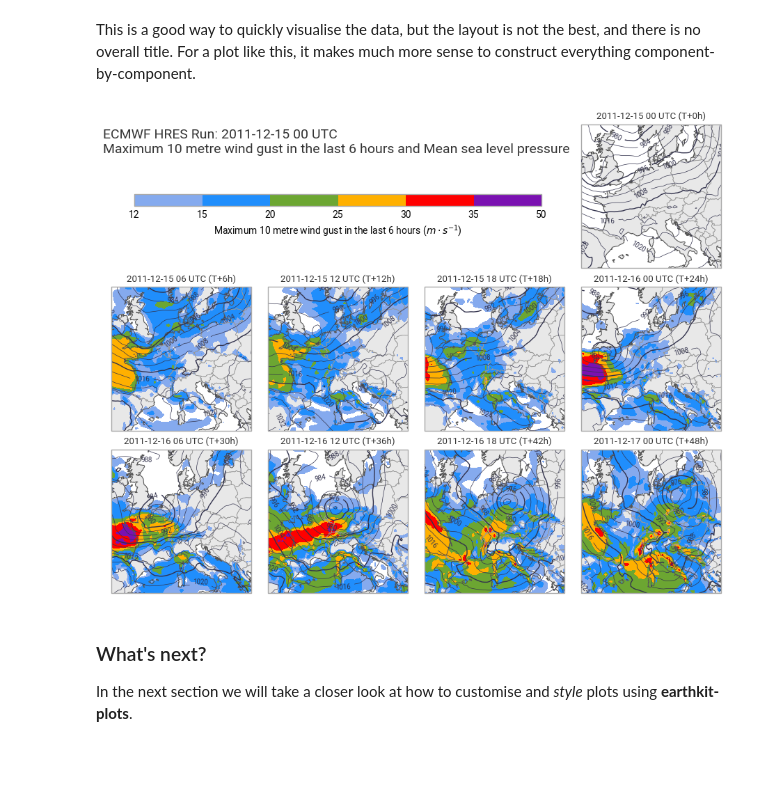
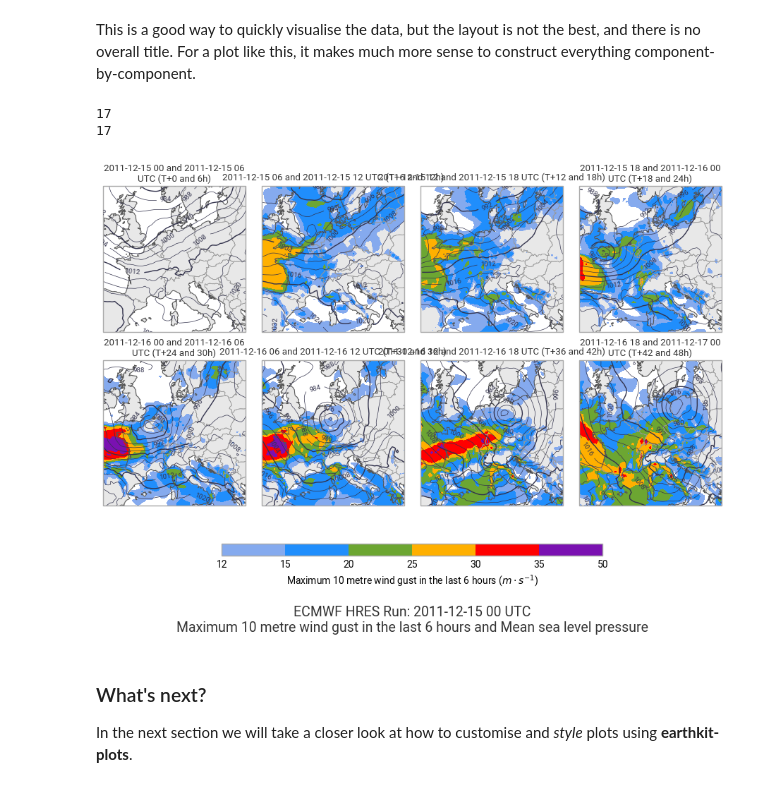
Before and after one commit to ecmwf/earthkit-plots, a Jupyter notebook: docs/examples/guide/03-components.ipynb, the cells around one changed output. Drawn from its saved outputs; the diff is of its cells as text; code cells hidden in the pictures; blank space fills up the shorter version.

```diff
--- a/docs/examples/guide/03-components.ipynb
+++ b/docs/examples/guide/03-components.ipynb
@@ -70,36 +70,44 @@ This is a good way to quickly visualise the data, but the layout is not the best
 # %%
 import matplotlib.pyplot as plt
 
 figure = ek.plots.Figure(
     domain=[-5, 23, 38, 60],
     size=(9, 7),
     rows=3,
     columns=4,
 )
 
-figure.add_map(0, 3)
-for i in range(8):
-    figure.add_map(1+i//4, i%4)
+for i in range(4):
+    figure.add_map(0+i//4, i%4)
+# figure.add_map(2, 0, domain=["Spain", "France"])  # Map constructor options can be also passed here
 
+print(len(data))
+data = data.sel(time=slice(2, -1))
+print(len(data))
+
+# figure[4].quickplot(data.sel(shortName="10fg6")[4])
 figure.quickplot(data.sel(shortName="10fg6"))
 figure.quickplot(data.sel(shortName="msl"), units="hPa")
 
 figure.land()
 figure.coastlines()
 figure.borders()
 
-ax = plt.axes((0.05, 0.8, 0.65, 0.025))
+ax = plt.axes((0.2, 0.2, 0.6, 0.025))
+
 figure.legend(ax=ax)
 
 figure.subplot_titles("{time:%Y-%m-%d %H} UTC (T+{lead_time}h)")
 figure.title(
     "ECMWF HRES Run: {base_time:%Y-%m-%d %H} UTC\n{variable_name}",
-    fontsize=14, horizontalalignment="left", x=0, y=0.96,
+    fontsize=14, horizontalalignment="center", x=0.5, y=0.1,
 )
 
 figure.show()
 # %% [output]
+17
+17
-[figure, old version]
+[figure, new version]
 # %% [markdown]
 ### What's next?
 
```
Also changed, not shown: parts of 2 cells of this notebook, 7 other files.
